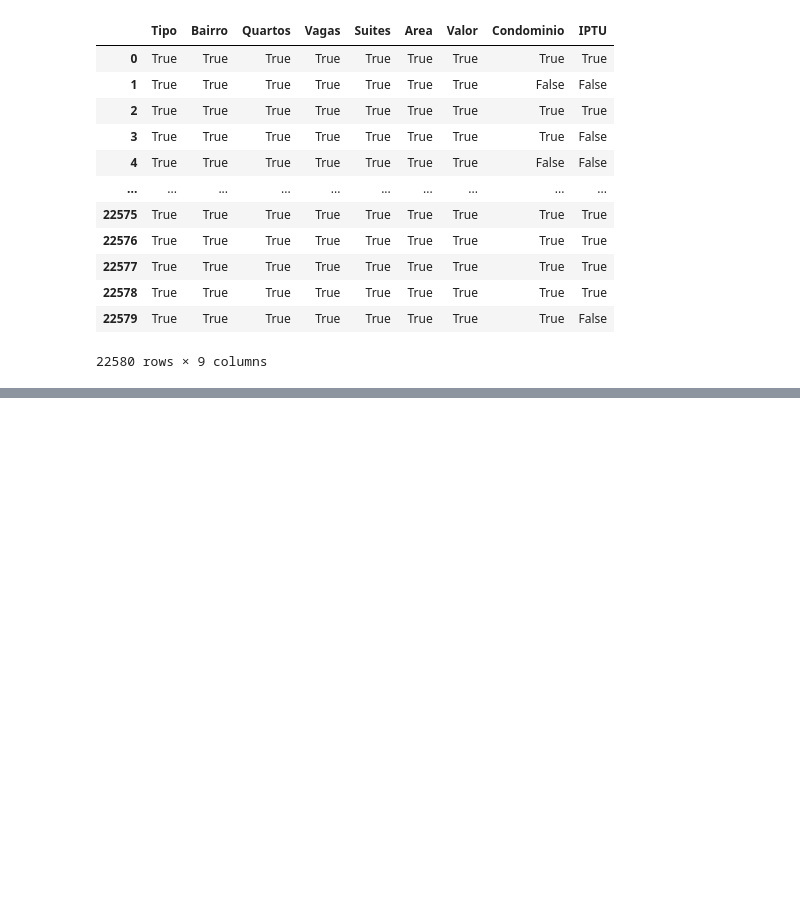
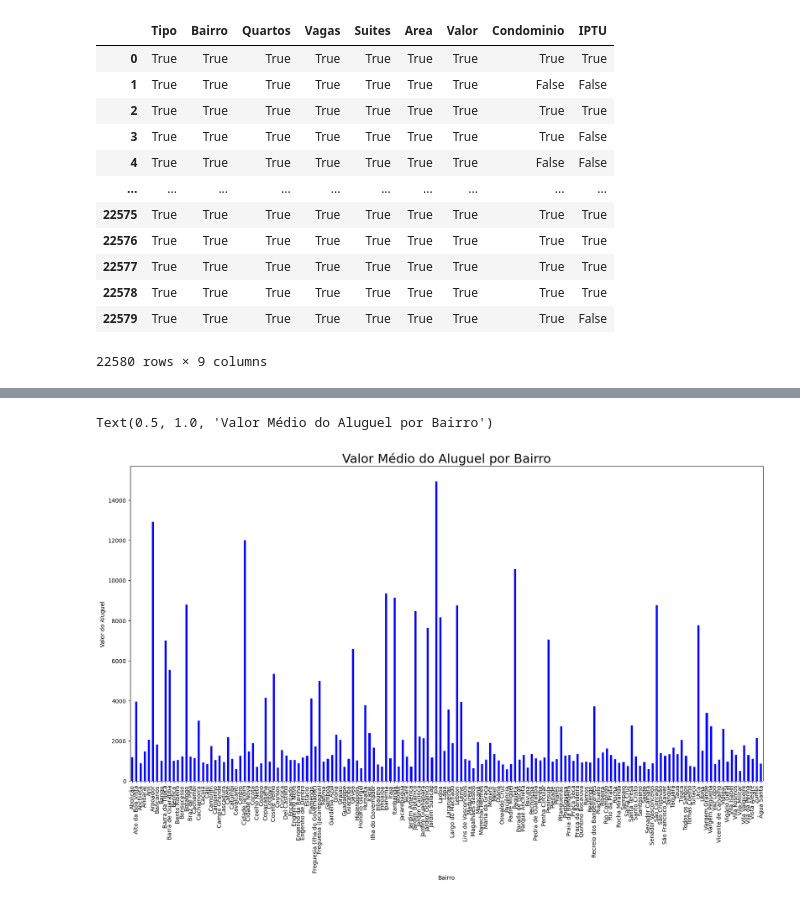
Before and after one commit to DrAdriano/Analise-de-Outliers, a Jupyter notebook: Solução Detalhada.ipynb, the cells around one changed output, grey strips where cells are left out. Saved outputs shown, nothing was run; the diff lists cells and outputs as text; code cells hidden in the pictures; blank space fills up the shorter version.

```diff
--- a/Solução Detalhada.ipynb
+++ b/Solução Detalhada.ipynb
@@ -469,0 +671,3 @@ dados_residencial[dados_residencial['Valor'].isnull()]
+# %%
+dados_residencial['Valor por m^2'] = dados_residencial['Valor Bruto'] / dados_residencial['Area']
+dados_residencial
@@ -469,0 +688,3 @@ dados_residencial[dados_residencial['Valor'].isnull()]
+# %%
+dados_residencial['Valor por m^2'] = dados_residencial['Valor por m^2'].round(2)
+dados_residencial
@@ -469,0 +731,3 @@ dados_residencial[dados_residencial['Valor'].isnull()]
+# %%
+grupo_bairro = dados_residencial.groupby('Bairro')
+type(grupo_bairro)
@@ -469,0 +762,9 @@ dados_residencial[dados_residencial['Valor'].isnull()]
+# %%
+plt.rc('figure', figsize = (20, 10))
+# %%
+fig = grupo_bairro['Valor'].mean().plot.bar(color = 'blue')
+fig.set_ylabel('Valor do Aluguel')
+fig.set_title('Valor Médio do Aluguel por Bairro', {'fontsize': 22})
+# %% [output]
+Text(0.5, 1.0, 'Valor Médio do Aluguel por Bairro')
+[figure, added]
```
Also changed, not shown: parts of 43 cells of this notebook, 2 other files.
